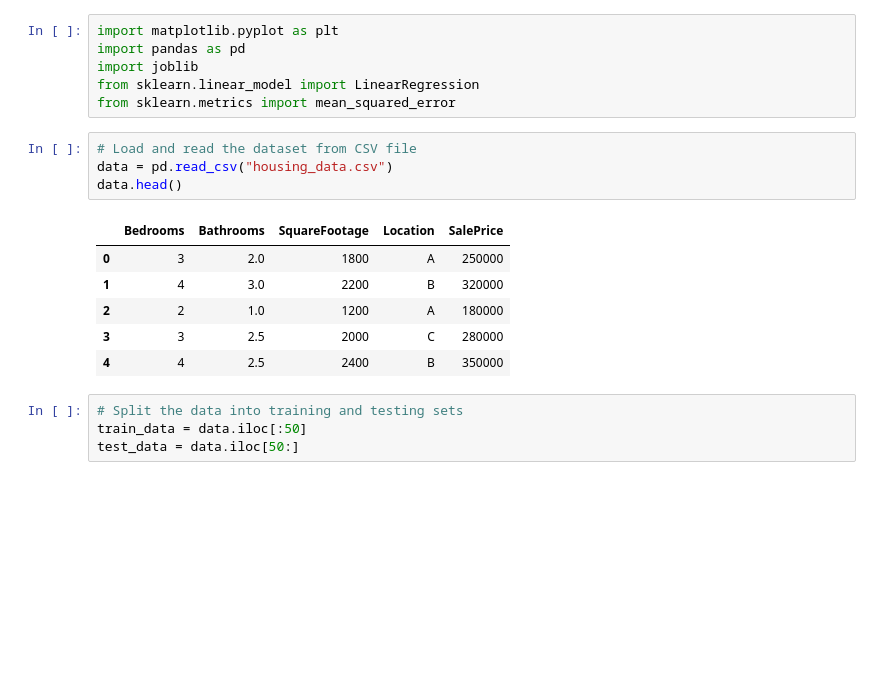
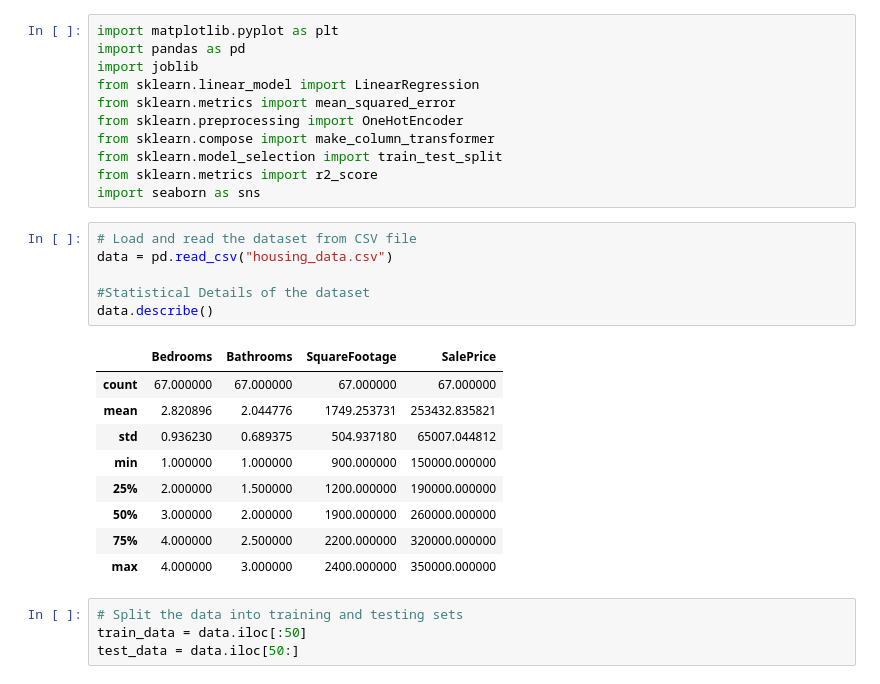
Before and after one commit to ambitama-poddar/EPayLater_assignment, a Jupyter notebook: Task1/housing_data.ipynb, the cells around one changed output. Saved outputs shown, nothing was run; the diff lists cells and outputs as text; blank space fills up the shorter version.

```diff
--- a/Task1/housing_data.ipynb
+++ b/Task1/housing_data.ipynb
@@ -6,17 +6,27 @@ import pandas as pd
 import joblib
 from sklearn.linear_model import LinearRegression
 from sklearn.metrics import mean_squared_error
+from sklearn.preprocessing import OneHotEncoder
+from sklearn.compose import make_column_transformer
+from sklearn.model_selection import train_test_split
+from sklearn.metrics import r2_score
+import seaborn as sns
 # %%
 # Load and read the dataset from CSV file
 data = pd.read_csv("housing_data.csv")
-data.head()
+
+#Statistical Details of the dataset
+data.describe()
 # %% [output]
-|  | Bedrooms | Bathrooms | SquareFootage | Location | SalePrice |
-| 0 | 3 | 2.0 | 1800 | A | 250000 |
-| 1 | 4 | 3.0 | 2200 | B | 320000 |
-| 2 | 2 | 1.0 | 1200 | A | 180000 |
-| 3 | 3 | 2.5 | 2000 | C | 280000 |
-| 4 | 4 | 2.5 | 2400 | B | 350000 |
+|  | Bedrooms | Bathrooms | SquareFootage | SalePrice |
+| count | 67.000000 | 67.000000 | 67.000000 | 67.000000 |
+| mean | 2.820896 | 2.044776 | 1749.253731 | 253432.835821 |
+| std | 0.936230 | 0.689375 | 504.937180 | 65007.044812 |
+| min | 1.000000 | 1.000000 | 900.000000 | 150000.000000 |
+| 25% | 2.000000 | 1.500000 | 1200.000000 | 190000.000000 |
+| 50% | 3.000000 | 2.000000 | 1900.000000 | 260000.000000 |
+| 75% | 4.000000 | 2.500000 | 2200.000000 | 320000.000000 |
+| max | 4.000000 | 3.000000 | 2400.000000 | 350000.000000 |
 # %%
 # Split the data into training and testing sets
 train_data = data.iloc[:50]
```
Also changed, not shown: parts of 15 cells of this notebook.
